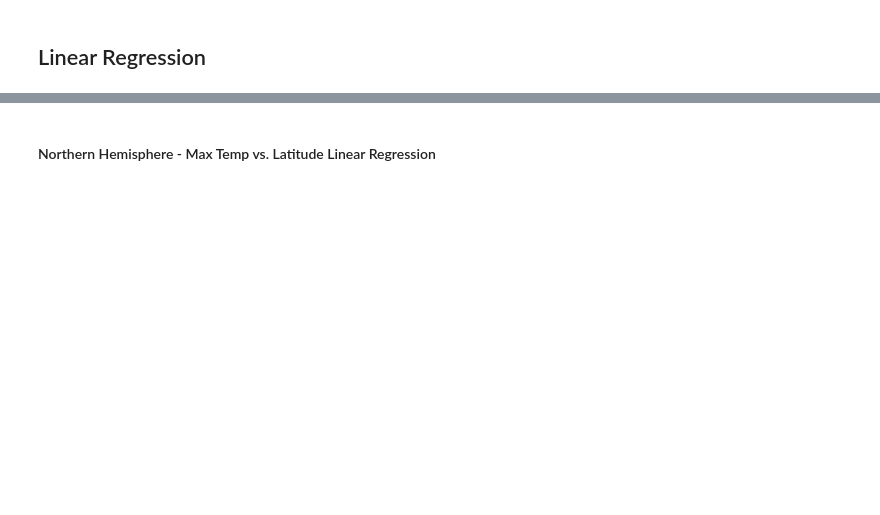
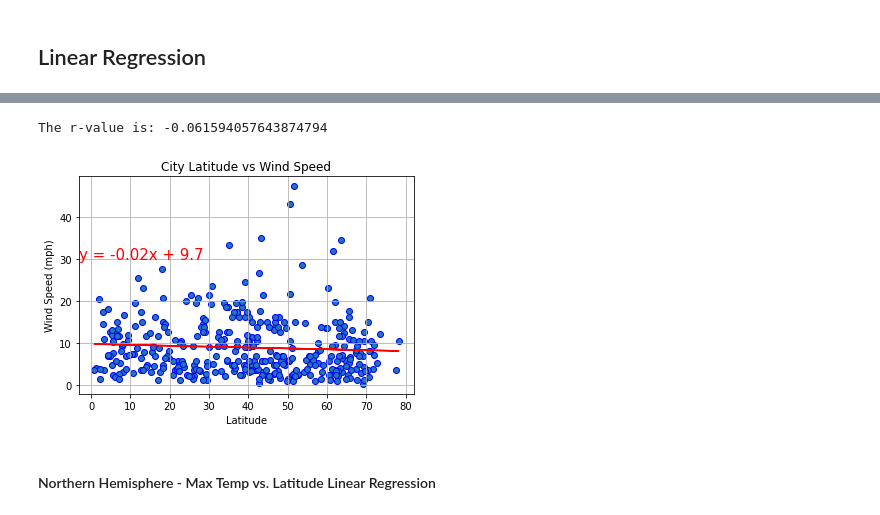
Before and after one commit to g8r1fl/python-api-challenge, a Jupyter notebook: WeatherPy/WeatherPy-Copy1.ipynb, the cells around one changed output, grey strips where cells are left out. Cells and saved outputs as stored; diff of their text form; code cells hidden in the pictures; blank space fills up the shorter version.

```diff
--- a/WeatherPy/WeatherPy-Copy1.ipynb
+++ b/WeatherPy/WeatherPy-Copy1.ipynb
@@ -315,20 +283,23 @@ dir(south_data)
 # %%
 # Add the linear regression equation and line to plot
 
 x_values = north_data['Lat']
 y_values = north_data['Wind Speed']
 (slope, intercept, rvalue, pvalue, stderr) = linregress(x_values, y_values)
 regress_values = x_values * slope + intercept
 line_eq = "y = " + str(round(slope,2)) + "x + " + str(round(intercept,2))
-plt.scatter(x_values,y_values)
+plt.scatter(x_values,y_values, edgecolors='b')
 plt.plot(x_values,regress_values,"r-")
 plt.annotate(line_eq,(-3,30),fontsize=15,color="red")
 plt.title('City Latitude vs Wind Speed')
 plt.xlabel('Latitude')
 plt.ylabel('Wind Speed (mph)')
 plt.grid()
 print(f'The r-value is: {rvalue}')
 plt.show()
+# %% [output]
+The r-value is: -0.061594057643874794
+[figure, added]
 # %% [markdown]
 ####  Northern Hemisphere - Max Temp vs. Latitude Linear Regression
 # %%
```
Also changed, not shown: parts of 15 cells of this notebook, 14 other files.
